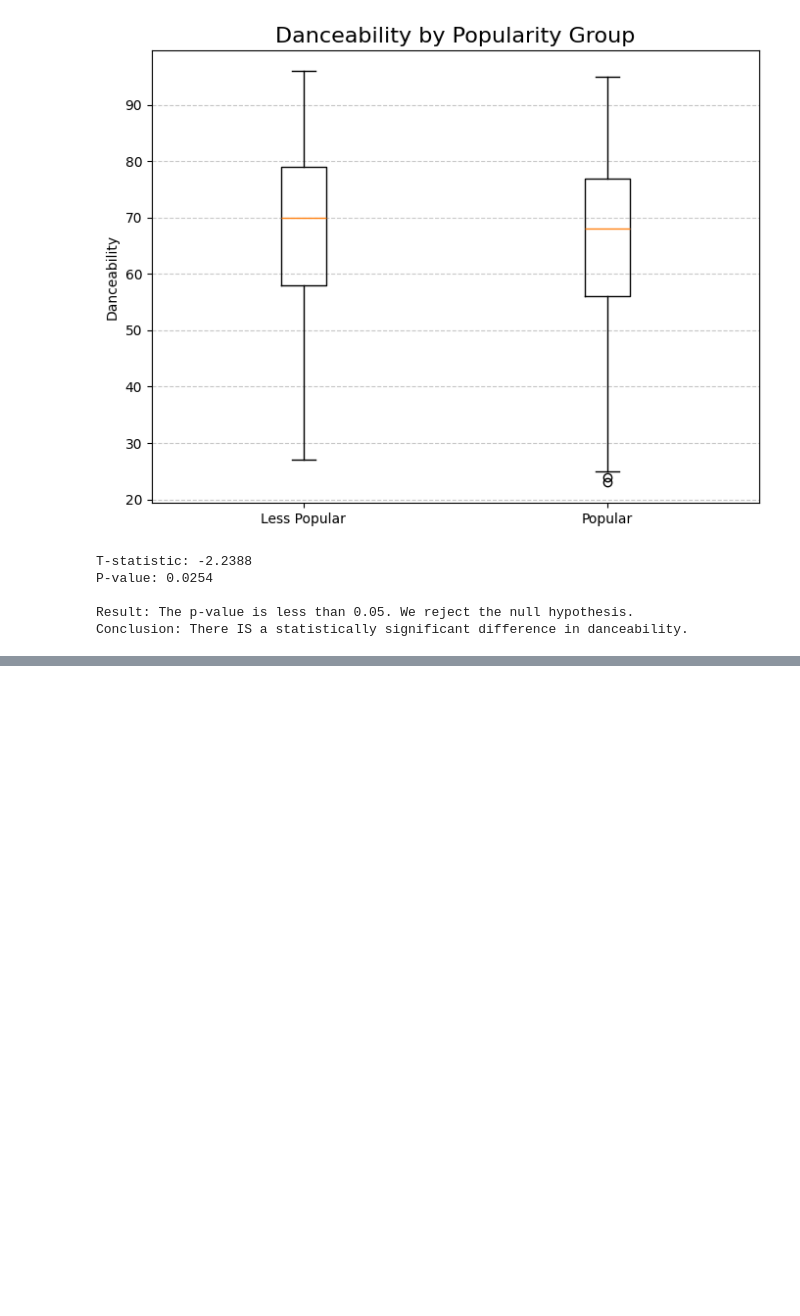
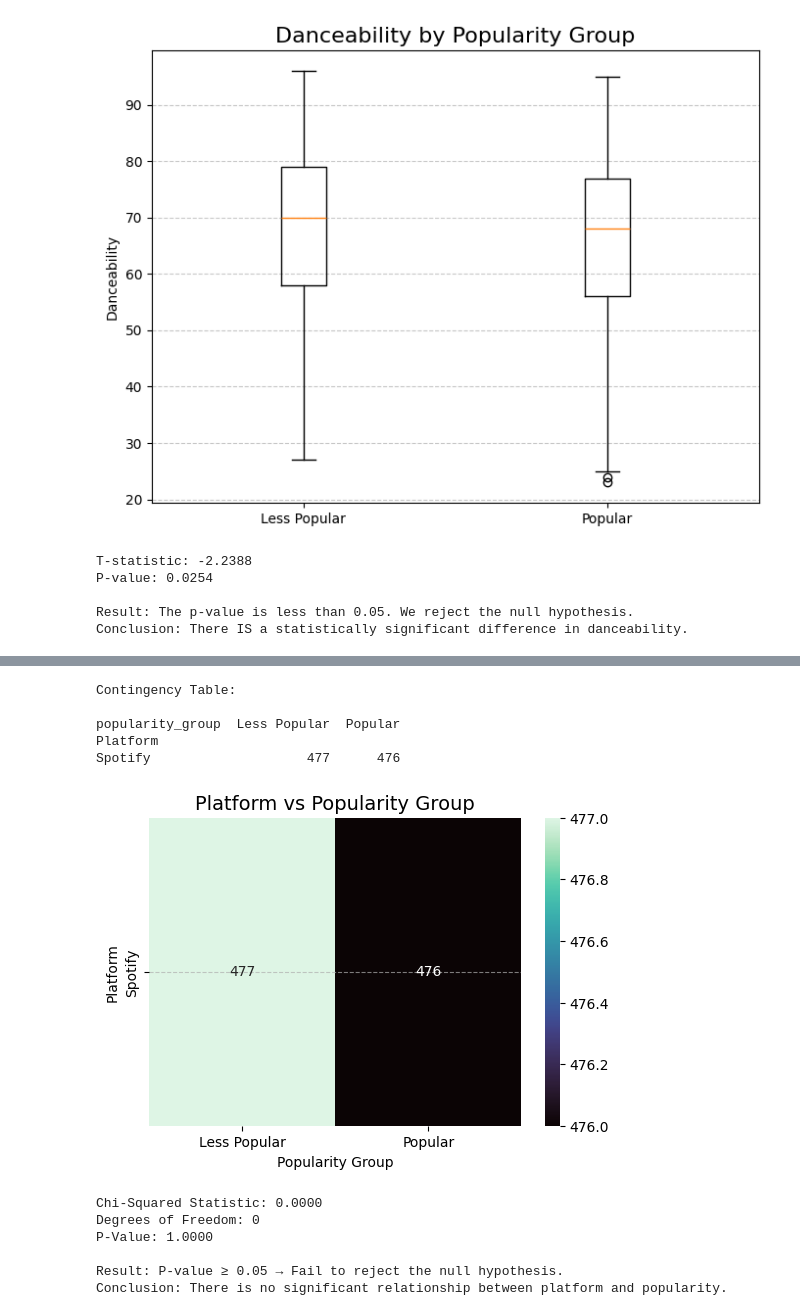
Before and after one commit to loonsa/CMSC320-Project, a Jupyter notebook: project.ipynb, the cells around one changed output, grey strips where cells are left out. Cells and saved outputs as stored; diff of their text form; code cells hidden in the pictures; blank space fills up the shorter version.

Commit message:
chi squared test
second method

```diff
--- a/project.ipynb
+++ b/project.ipynb
@@ -169,0 +186,47 @@ Conclusion: There IS a statistically significant difference in danceability.
+# %%
+median_streams = df['streams'].median()
+df['popularity_group'] = ['Popular' if s > median_streams else 'Less Popular' for s in df['streams']]
+
+df['Platform'] = df.apply(
+    lambda row: 'Spotify' if row['in_spotify_playlists'] > row['in_apple_playlists'] else 'Apple Music',
+    axis=1
+)
+
+contingency_table = pd.crosstab(df['Platform'], df['popularity_group'])
+print("Contingency Table:\n")
+print(contingency_table)
+
+plt.figure(figsize=(6,4))
+sns.heatmap(contingency_table, annot=True, cmap="mako", fmt="d")
+plt.title("Platform vs Popularity Group", fontsize=14)
+plt.xlabel("Popularity Group")
+plt.ylabel("Platform")
+plt.grid(True, axis='y', linestyle='--', alpha=0.7)
+plt.show()
+# %% [output]
+Contingency Table:
+
+popularity_group  Less Popular  Popular
+Platform
+Spotify                    477      476
+[figure, added]
+# %%
+chi2_stat, p_value, dof, expected = chi2_contingency(contingency_table)
+
+print(f"Chi-Squared Statistic: {chi2_stat:.4f}")
+print(f"Degrees of Freedom: {dof}")
+print(f"P-Value: {p_value:.4f}")
+
+if p_value < 0.05:
+    print("\nResult: P-value < 0.05 → Reject the null hypothesis.")
+    print("Conclusion: There is a significant relationship between platform and popularity.")
+else:
+    print("\nResult: P-value ≥ 0.05 → Fail to reject the null hypothesis.")
+    print("Conclusion: There is no significant relationship between platform and popularity.")
+# %% [output]
+Chi-Squared Statistic: 0.0000
+Degrees of Freedom: 0
+P-Value: 1.0000
+
+Result: P-value ≥ 0.05 → Fail to reject the null hypothesis.
+Conclusion: There is no significant relationship between platform and popularity.
```
Also changed, not shown: parts of 2 cells of this notebook.
